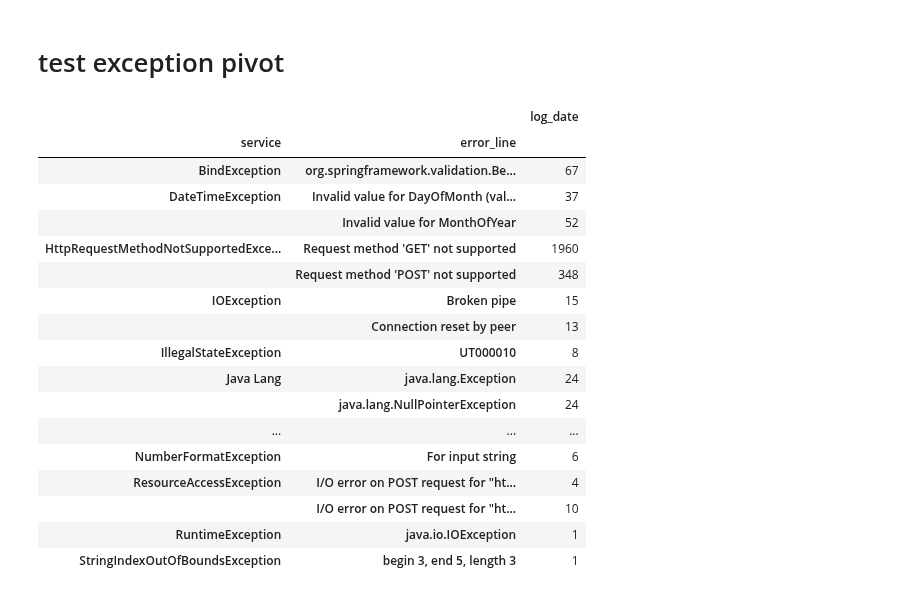
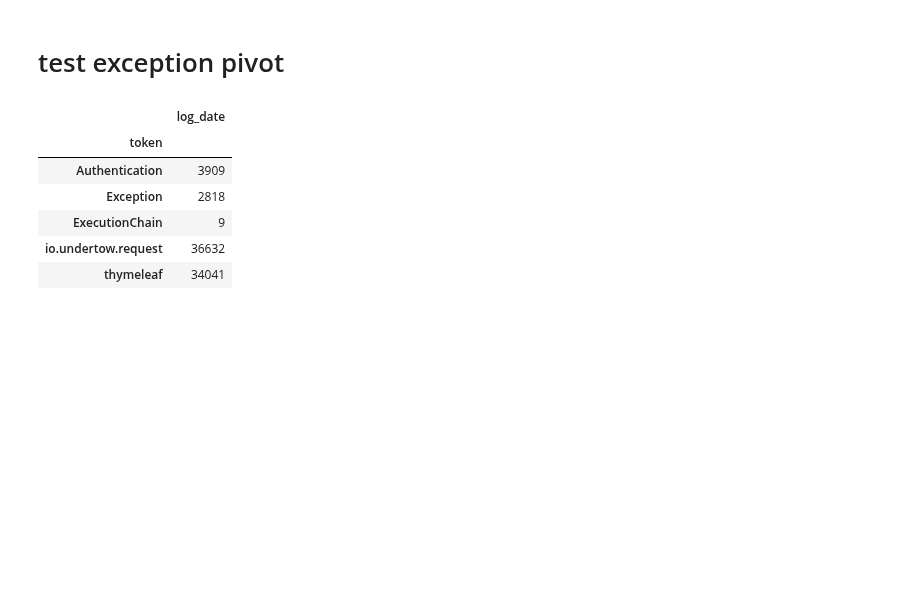
Before and after one commit to yjad/portal_logs, a Jupyter notebook: test.ipynb, the cells around one changed output. Cells and saved outputs as stored; diff of their text form; code cells hidden in the pictures; blank space fills up the shorter version.

```diff
--- a/test.ipynb
+++ b/test.ipynb
@@ -404,25 +404,14 @@ df.loc[df.categ == 'tech'].pivot_table(index= ['service', 'error_line'], values
 # %%
 df1 = df.loc[df.categ == 'tech']
 df1.token.unique()
 # df1.service.unique()
-# df1[['token', 'log_date']].groupby('token').aggregate('count')
-df1.loc[df1.token == 'Exception', ['service', 'log_date', 'error_line']].groupby(['service', 'error_line']).aggregate('count')
+df1[['token', 'log_date']].groupby('token').aggregate('count')
+# df1.loc[df1.token == 'Exception', ['service', 'log_date', 'error_line']].groupby(['service', 'error_line']).aggregate('count').sort_values('log_date', ascending=False)
 # %% [output]
-|  |  | log_date |
-| service | error_line |  |
-| BindException | org.springframework.validation.Be... | 67 |
-| DateTimeException | Invalid value for DayOfMonth (val... | 37 |
-|  | Invalid value for MonthOfYear | 52 |
-| HttpRequestMethodNotSupportedExce... | Request method 'GET' not supported | 1960 |
-|  | Request method 'POST' not supported | 348 |
-| IOException | Broken pipe | 15 |
-|  | Connection reset by peer | 13 |
-| IllegalStateException | UT000010 | 8 |
-| Java Lang | java.lang.Exception | 24 |
-|  | java.lang.NullPointerException | 24 |
-| ... | ... | ... |
-| NumberFormatException | For input string | 6 |
-| ResourceAccessException | I/O error on POST request for "ht... | 4 |
-|  | I/O error on POST request for "ht... | 10 |
-| RuntimeException | java.io.IOException | 1 |
-| StringIndexOutOfBoundsException | begin 3, end 5, length 3 | 1 |
+|  | log_date |
+| token |  |
+| Authentication | 3909 |
+| Exception | 2818 |
+| ExecutionChain | 9 |
+| io.undertow.request | 36632 |
+| thymeleaf | 34041 |
```
Also changed, not shown: 1 other file.
